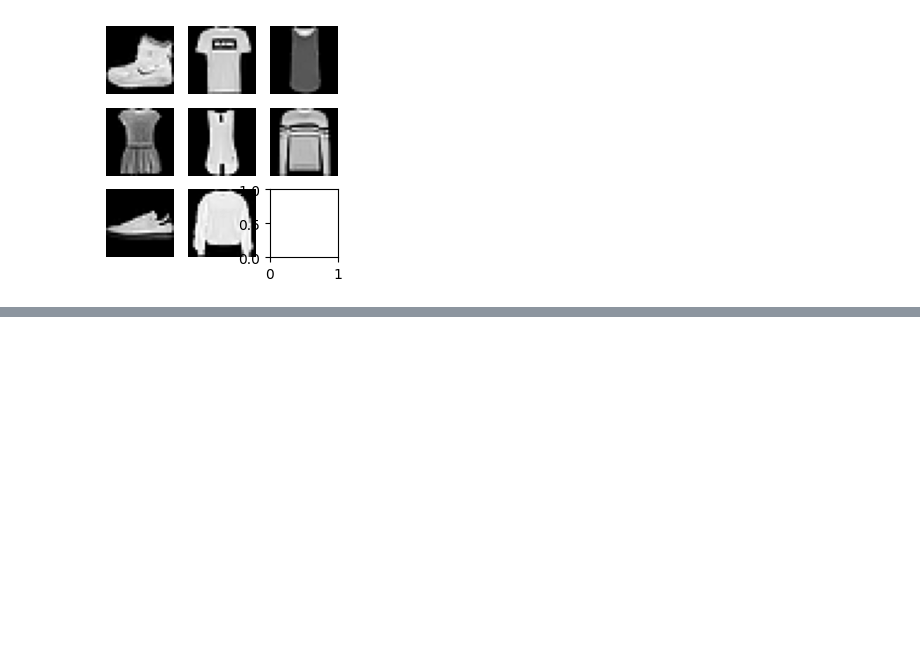
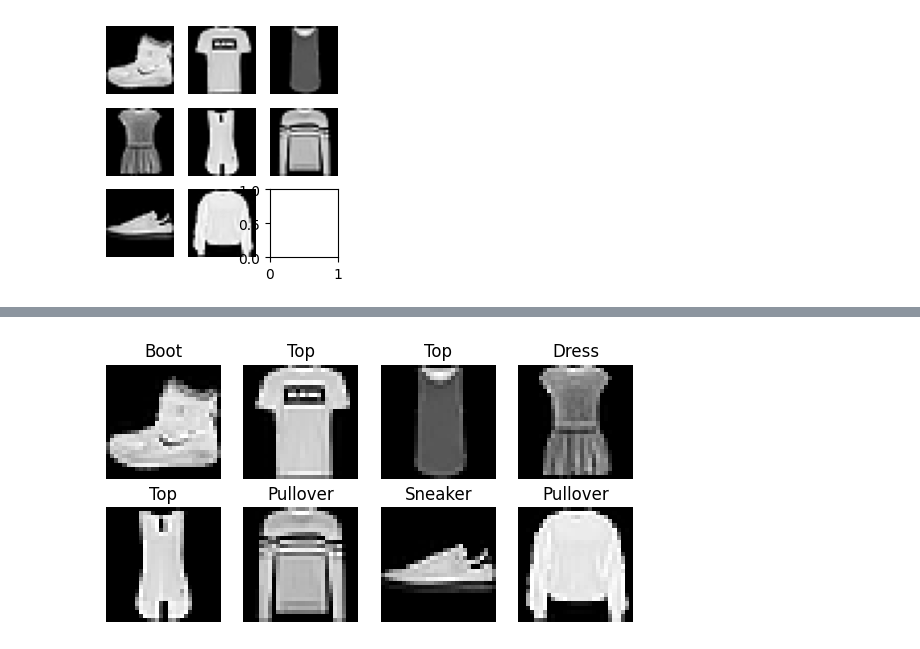
Before and after one commit to mtm-007/Deep-Learing-from-the-foundation-and-GEN_AI, a Jupyter notebook: data_sets_hf.ipynb, the cells around one changed output, grey strips where cells are left out. Cells and saved outputs as stored; diff of their text form; code cells hidden in the pictures; blank space fills up the shorter version.

```diff
--- a/data_sets_hf.ipynb
+++ b/data_sets_hf.ipynb
@@ -306,0 +326,4 @@ IndexError: tuple index out of range
+# %%
+show_images(imgs, imsize=1.7,titles= titles)
+# %% [output]
+[figure, added]
```
Also changed, not shown: parts of 5 cells of this notebook.
